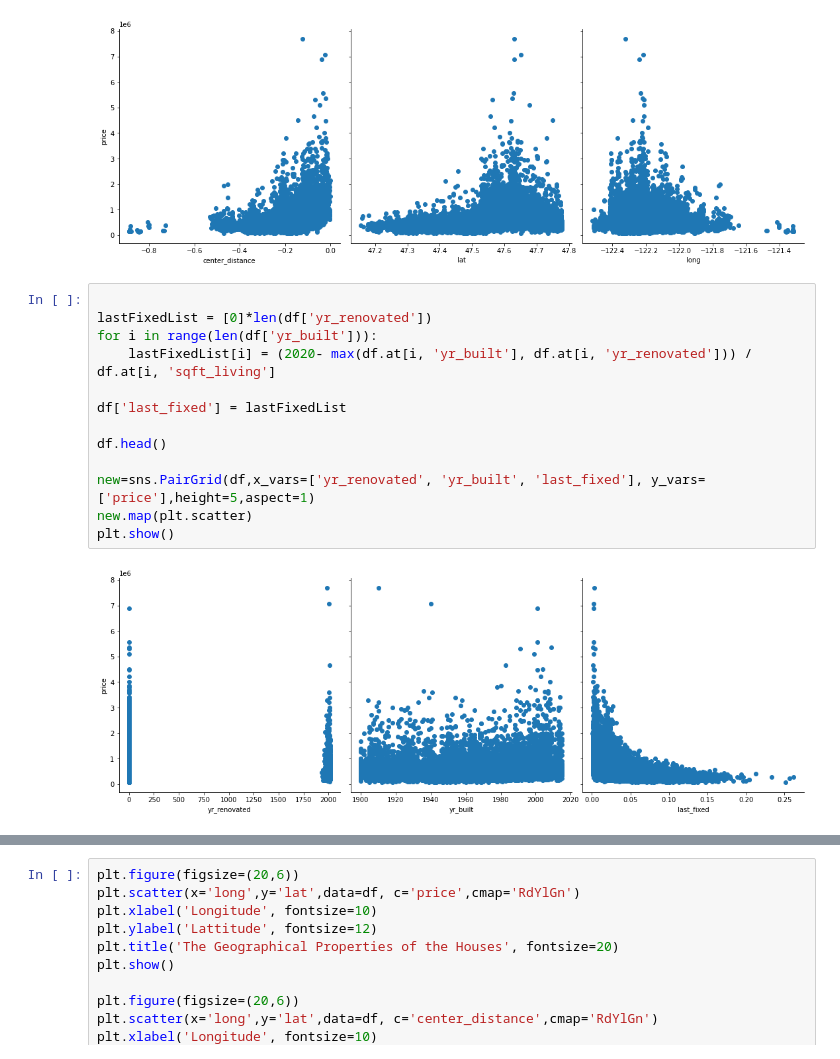
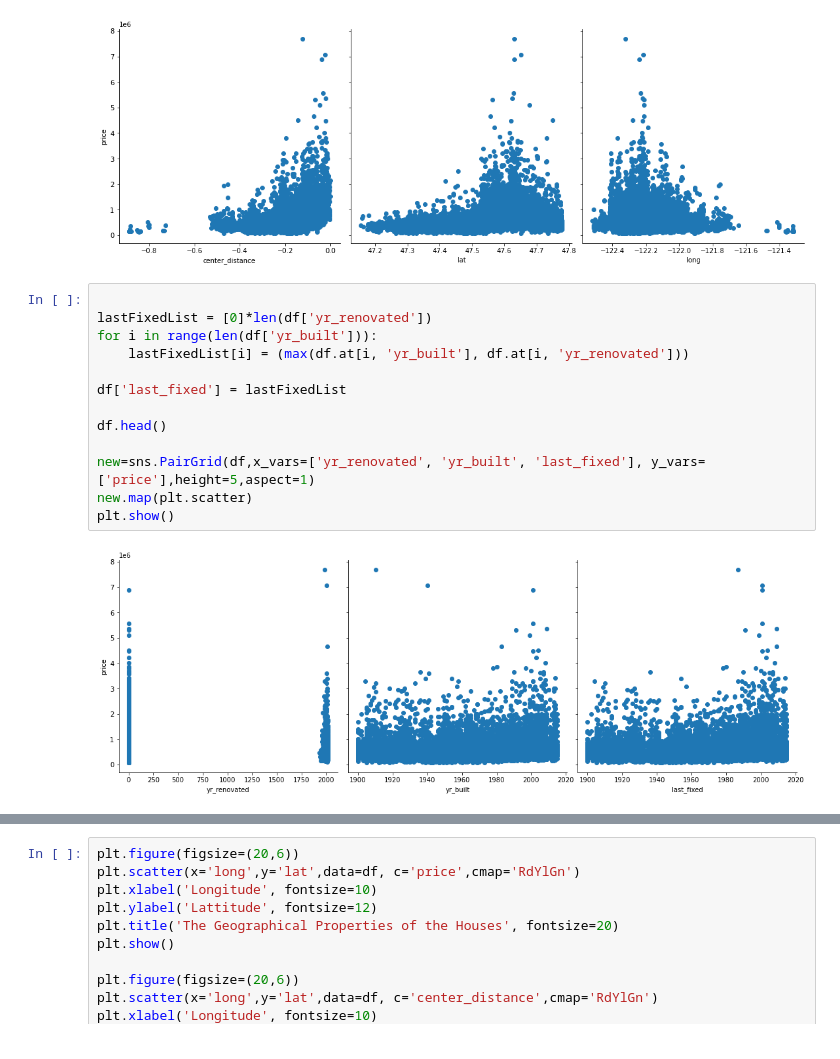
Before and after one commit to NikZy/TDT-4174-machine-learning, a Jupyter notebook: notebooks/Untitled.ipynb, the cells around one changed output, grey strips where cells are left out. Cells and saved outputs as stored; diff of their text form.

Commit message:
add to Readme and fix issue with last_fixed

```diff
--- a/notebooks/Untitled.ipynb
+++ b/notebooks/Untitled.ipynb
@@ -51,18 +39,18 @@ plt.show()
 # %%
 
 lastFixedList = [0]*len(df['yr_renovated'])
 for i in range(len(df['yr_built'])):
-    lastFixedList[i] = (2020- max(df.at[i, 'yr_built'], df.at[i, 'yr_renovated'])) / df.at[i, 'sqft_living']
+    lastFixedList[i] = (max(df.at[i, 'yr_built'], df.at[i, 'yr_renovated']))
 
 df['last_fixed'] = lastFixedList
 
 df.head()
 
 new=sns.PairGrid(df,x_vars=['yr_renovated', 'yr_built', 'last_fixed'], y_vars=['price'],height=5,aspect=1)
 new.map(plt.scatter)
 plt.show()
 # %% [output]
-[figure, old version]
+[figure, new version]
 # %%
 cor = df.corr()['price'].sort_values(
     ascending=False).drop(['price', 'zipcode'])
```
Also changed, not shown: parts of 11 cells of this notebook, 16 other files.
